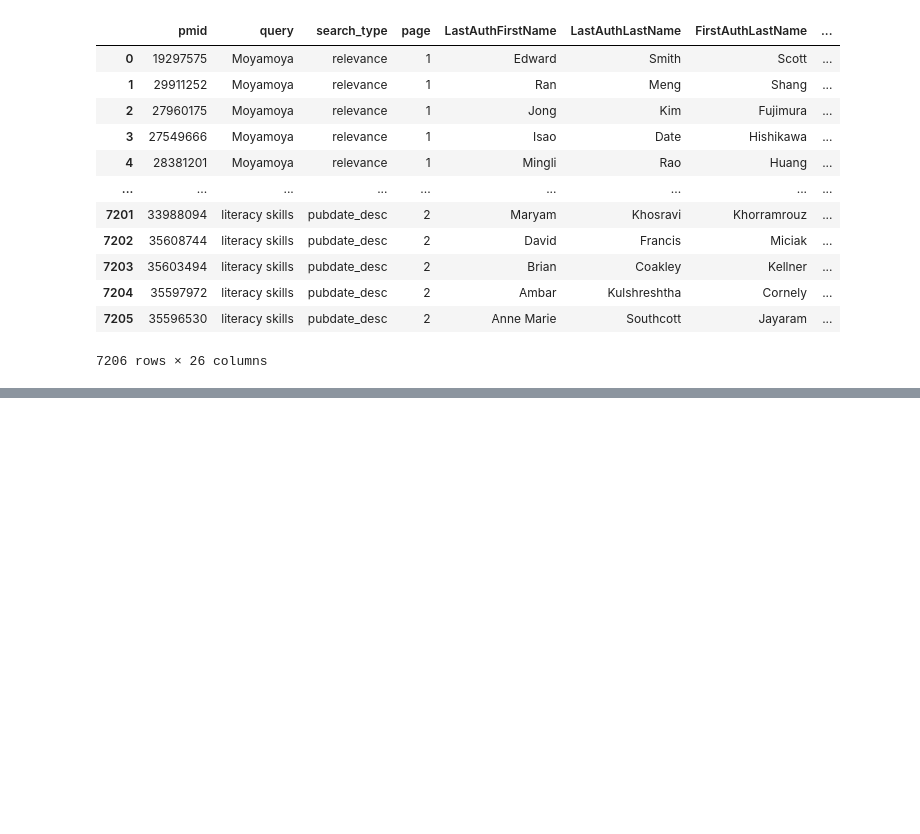
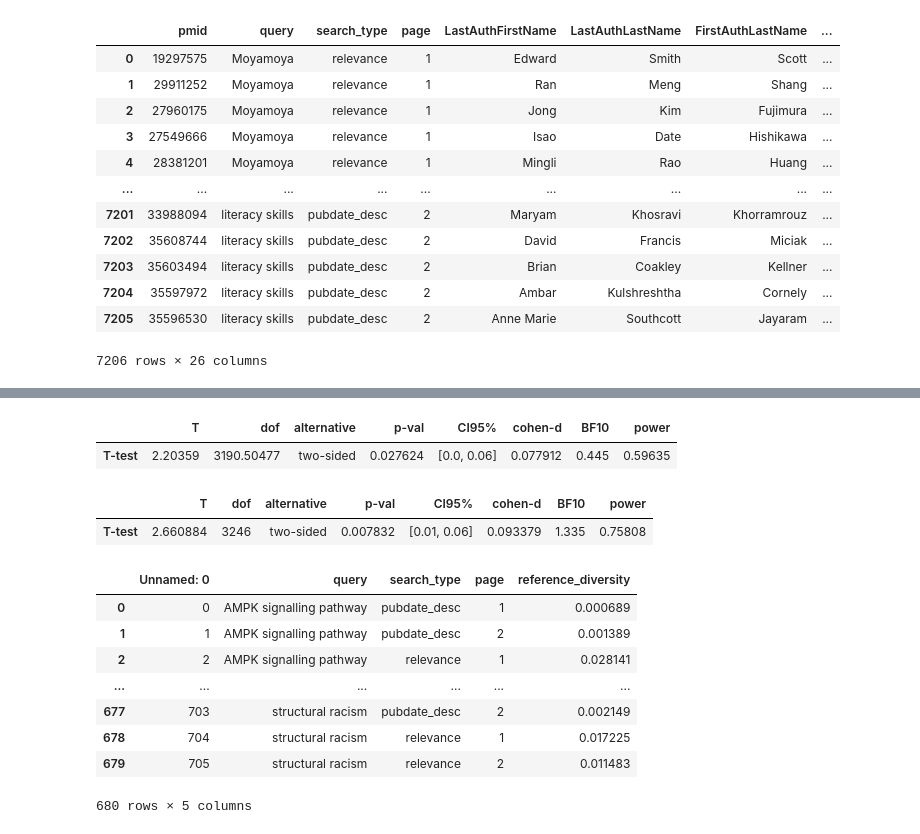
Before and after one commit to NCBI-Codeathons/pubmed-codeathon-team1, a Jupyter notebook: notebooks/data_visualizations_bl.ipynb, the cells around one changed output, grey strips where cells are left out. Saved outputs shown, nothing was run; the diff lists cells and outputs as text; code cells hidden in the pictures; blank space fills up the shorter version.

```diff
--- a/notebooks/data_visualizations_bl.ipynb
+++ b/notebooks/data_visualizations_bl.ipynb
@@ -397,0 +318,19 @@ race_first_melt['percent_estimate'] = numeric_list
+# %%
+x = gender[gender['search_type'] == 'pubdate_desc']
+y = gender[gender['search_type'] == 'relevance']
+
+#Comparing Page 1 Descending order publication date vs. Page 1 Best Match
+a = x[x['page'] == 1]['p_first_author_female'].tolist()
+b = y[y['page'] == 1]['p_first_author_female'].tolist()
+ttest(a, b)
+# %% [output]
+|  | T | dof | alternative | p-val | CI95% | cohen-d | BF10 | power |
+| T-test | 2.20359 | 3190.50477 | two-sided | 0.027624 | [0.0, 0.06] | 0.077912 | 0.445 | 0.59635 |
+# %%
+#Comparing Page 1 Best Match vs. Page 2 Best Match
+a = y[y['page'] == 1]['p_first_author_female'].tolist()
+b = y[y['page'] == 2]['p_first_author_female'].tolist()
+ttest(a, b)
+# %% [output]
+|  | T | dof | alternative | p-val | CI95% | cohen-d | BF10 | power |
+| T-test | 2.660884 | 3246 | two-sided | 0.007832 | [0.01, 0.06] | 0.093379 | 1.335 | 0.75808 |
@@ -397,0 +339,12 @@ race_first_melt['percent_estimate'] = numeric_list
+# %%
+ref_diversity
+# %% [output]
+|  | Unnamed: 0 | query | search_type | page | reference_diversity |
+| 0 | 0 | AMPK signalling pathway | pubdate_desc | 1 | 0.000689 |
+| 1 | 1 | AMPK signalling pathway | pubdate_desc | 2 | 0.001389 |
+| 2 | 2 | AMPK signalling pathway | relevance | 1 | 0.028141 |
+| ... | ... | ... | ... | ... | ... |
+| 677 | 703 | structural racism | pubdate_desc | 2 | 0.002149 |
+| 678 | 704 | structural racism | relevance | 1 | 0.017225 |
+| 679 | 705 | structural racism | relevance | 2 | 0.011483 |
+680 rows × 5 columns
```
Also changed, not shown: parts of 44 cells of this notebook, 1 other file.
